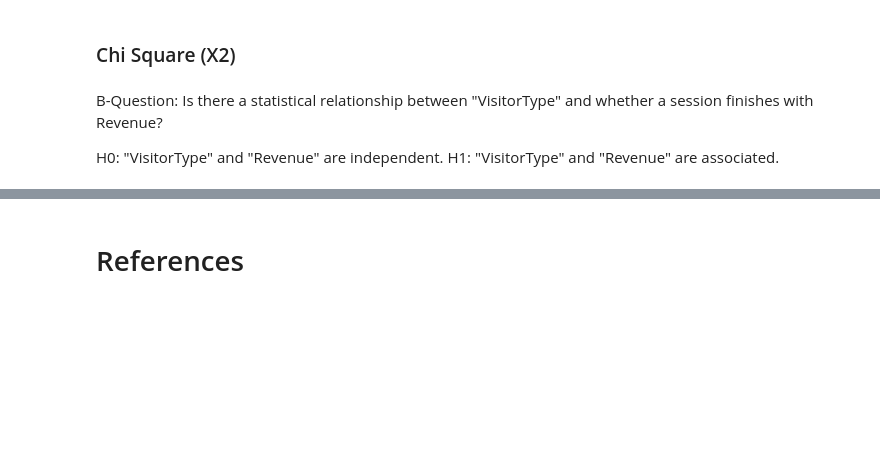
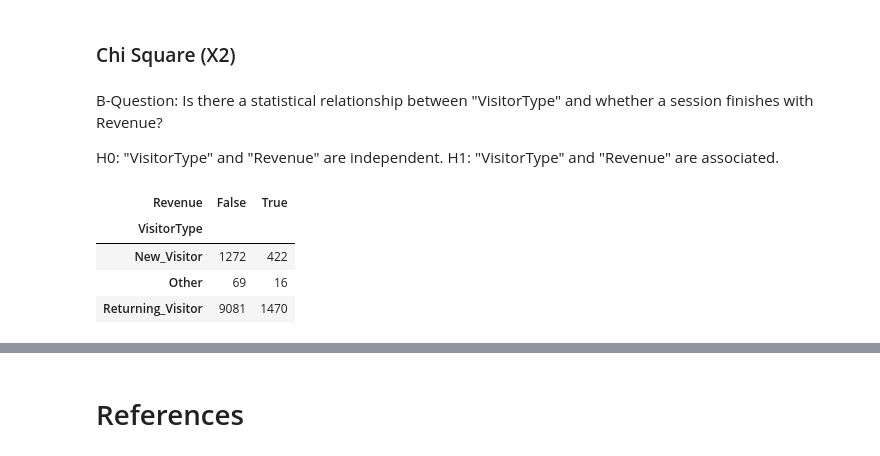
Before and after one commit to 2026362-Silvia/Statistic, a Jupyter notebook: 2nd Assessment/2026362_SilviaSolanoMarchini_Statistic_2ndAssesment.ipynb, the cells around one changed output, grey strips where cells are left out. Saved outputs shown, nothing was run; the diff lists cells and outputs as text; code cells hidden in the pictures; blank space fills up the shorter version.

```diff
--- a/2nd Assessment/2026362_SilviaSolanoMarchini_Statistic_2ndAssesment.ipynb
+++ b/2nd Assessment/2026362_SilviaSolanoMarchini_Statistic_2ndAssesment.ipynb
@@ -761,3 +834,12 @@ B-Question: Is there a statistical relationship between "VisitorType" and whethe
 
 H0: "VisitorType" and "Revenue" are independent.
 H1: "VisitorType" and "Revenue" are associated.
+# %%
+observed_df = pd.crosstab(df["VisitorType"], df["Revenue"])
+observed_df
+# %% [output]
+| Revenue | False | True |
+| VisitorType |  |  |
+| New_Visitor | 1272 | 422 |
+| Other | 69 | 16 |
+| Returning_Visitor | 9081 | 1470 |
```
Also changed, not shown: parts of 28 cells of this notebook.
